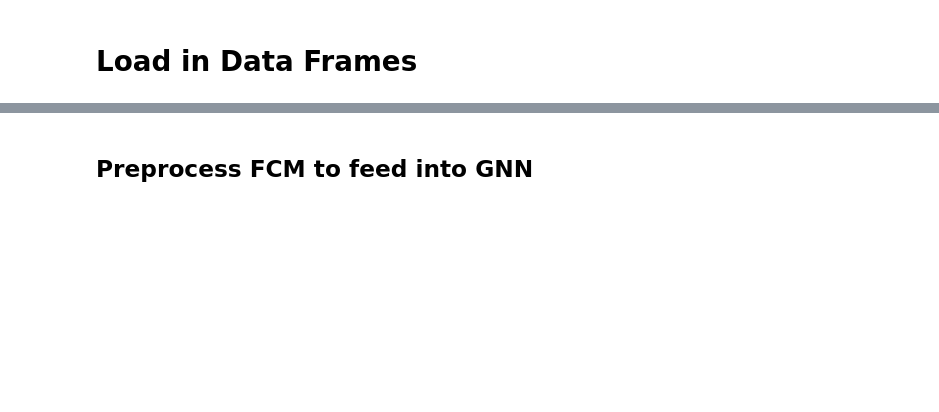
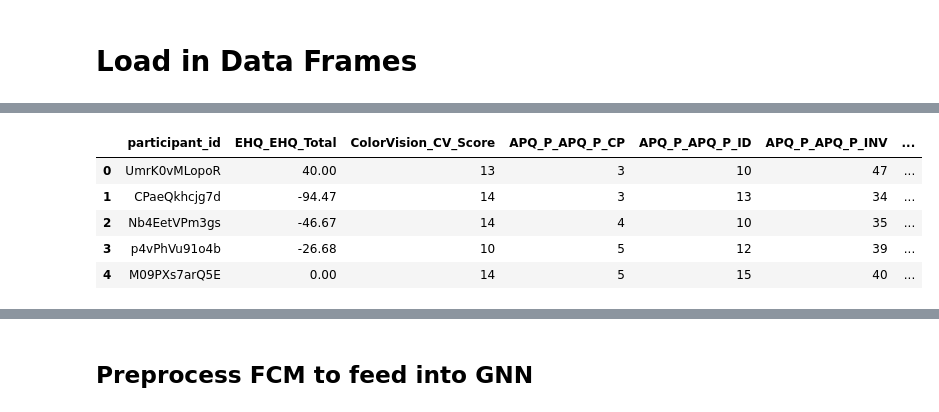
Before and after one commit to anniezhang27/WiDS-AI-Studio--Team-Brainwave, a Jupyter notebook: Annie's_code.ipynb, the cells around one changed output, grey strips where cells are left out. Cells and saved outputs as stored; diff of their text form; code cells hidden in the pictures; blank space fills up the shorter version.

```diff
--- a/Annie's_code.ipynb
+++ b/Annie's_code.ipynb
@@ -40,0 +60,10 @@ train_cat.columns
+# %%
+train_quant = pd.read_excel(file_path_trainQ)
+train_quant.head()
+# %% [output]
+|  | participant_id | EHQ_EHQ_Total | ColorVision_CV_Score | APQ_P_APQ_P_CP | APQ_P_APQ_P_ID | APQ_P_APQ_P_INV | ... |
+| 0 | UmrK0vMLopoR | 40.00 | 13 | 3 | 10 | 47 | ... |
+| 1 | CPaeQkhcjg7d | -94.47 | 14 | 3 | 13 | 34 | ... |
+| 2 | Nb4EetVPm3gs | -46.67 | 14 | 4 | 10 | 35 | ... |
+| 3 | p4vPhVu91o4b | -26.68 | 10 | 5 | 12 | 39 | ... |
+| 4 | M09PXs7arQ5E | 0.00 | 14 | 5 | 15 | 40 | ... |
```
Also changed, not shown: parts of 34 cells of this notebook.
